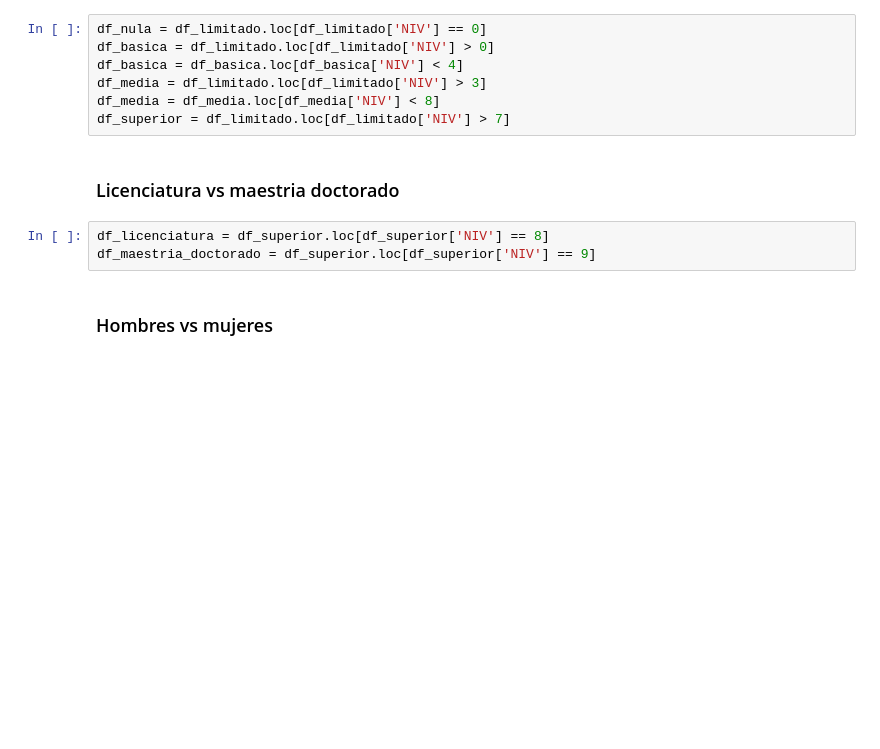
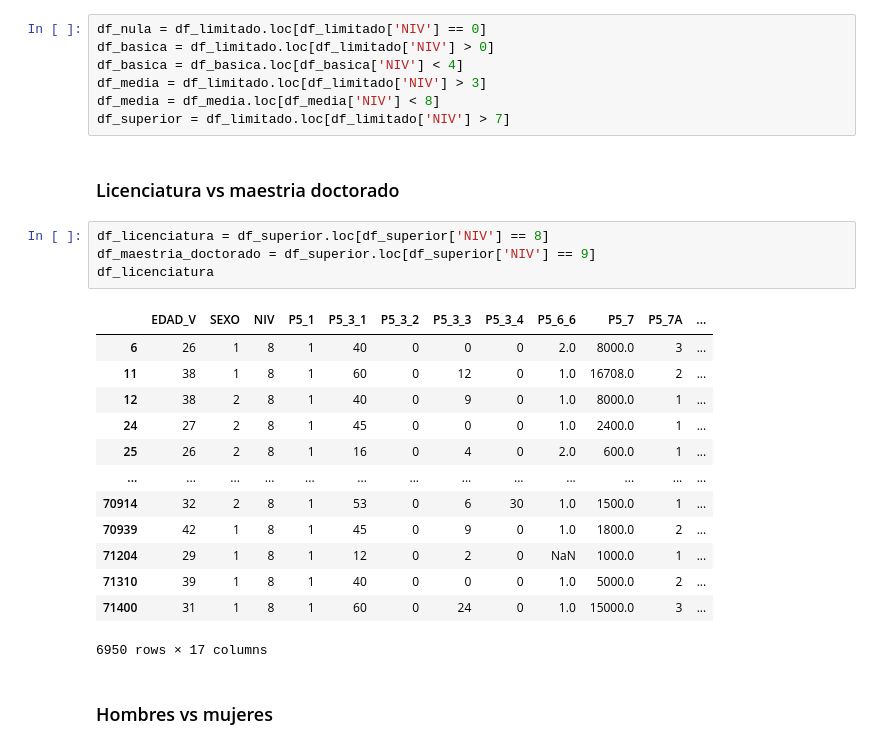
Before and after one commit to mTrujillf/inferencia, a Jupyter notebook: inferencia3.ipynb, the cells around one changed output. Saved outputs shown, nothing was run; the diff lists cells and outputs as text; blank space fills up the shorter version.

```diff
--- a/inferencia3.ipynb
+++ b/inferencia3.ipynb
@@ -315,6 +329,21 @@ df_superior = df_limitado.loc[df_limitado['NIV'] > 7]
 # %%
 df_licenciatura = df_superior.loc[df_superior['NIV'] == 8]
 df_maestria_doctorado = df_superior.loc[df_superior['NIV'] == 9]
+df_licenciatura
+# %% [output]
+|  | EDAD_V | SEXO | NIV | P5_1 | P5_3_1 | P5_3_2 | P5_3_3 | P5_3_4 | P5_6_6 | P5_7 | P5_7A | ... |
+| 6 | 26 | 1 | 8 | 1 | 40 | 0 | 0 | 0 | 2.0 | 8000.0 | 3 | ... |
+| 11 | 38 | 1 | 8 | 1 | 60 | 0 | 12 | 0 | 1.0 | 16708.0 | 2 | ... |
+| 12 | 38 | 2 | 8 | 1 | 40 | 0 | 9 | 0 | 1.0 | 8000.0 | 1 | ... |
+| 24 | 27 | 2 | 8 | 1 | 45 | 0 | 0 | 0 | 1.0 | 2400.0 | 1 | ... |
+| 25 | 26 | 2 | 8 | 1 | 16 | 0 | 4 | 0 | 2.0 | 600.0 | 1 | ... |
+| ... | ... | ... | ... | ... | ... | ... | ... | ... | ... | ... | ... | ... |
+| 70914 | 32 | 2 | 8 | 1 | 53 | 0 | 6 | 30 | 1.0 | 1500.0 | 1 | ... |
+| 70939 | 42 | 1 | 8 | 1 | 45 | 0 | 9 | 0 | 1.0 | 1800.0 | 2 | ... |
+| 71204 | 29 | 1 | 8 | 1 | 12 | 0 | 2 | 0 | NaN | 1000.0 | 1 | ... |
+| 71310 | 39 | 1 | 8 | 1 | 40 | 0 | 0 | 0 | 1.0 | 5000.0 | 2 | ... |
+| 71400 | 31 | 1 | 8 | 1 | 60 | 0 | 24 | 0 | 1.0 | 15000.0 | 3 | ... |
+6950 rows × 17 columns
 # %% [markdown]
 ### Hombres vs mujeres
 # %%
```
Also changed, not shown: parts of 46 cells of this notebook.
